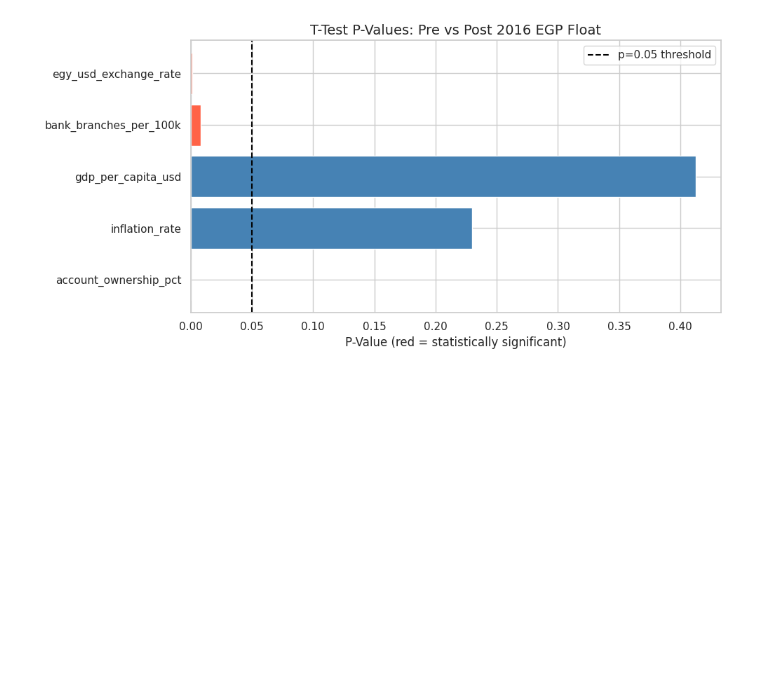
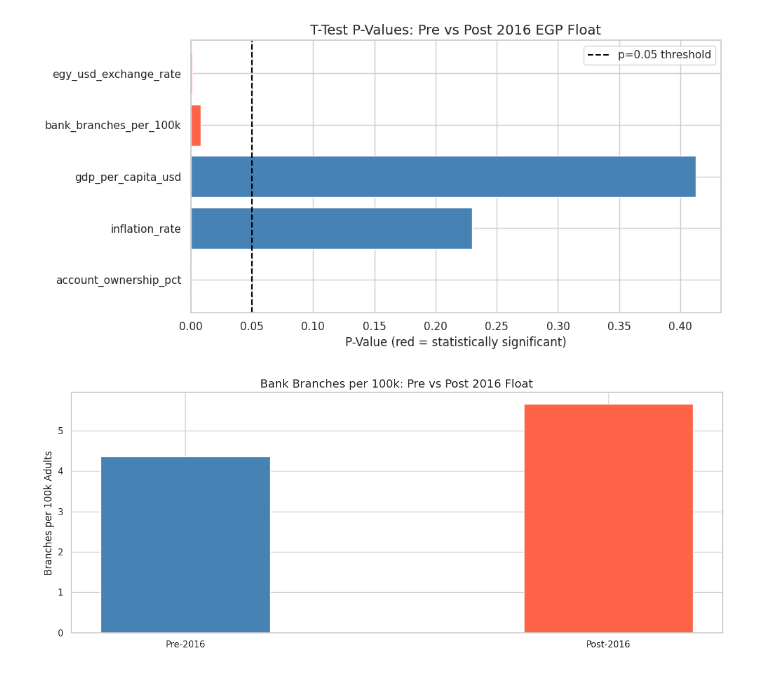
Before and after one commit to monke-v22/egypt-financial-inclusion, a Jupyter notebook: notebooks/eda_notebook.ipynb, the cells around one changed output. Drawn from its saved outputs; the diff is of its cells as text; code cells hidden in the pictures; blank space fills up the shorter version.

```diff
--- a/notebooks/eda_notebook.ipynb
+++ b/notebooks/eda_notebook.ipynb
@@ -189,3 +189,17 @@ plt.savefig("docs/fig7_ttest_pvalues.png")
 plt.show()
 # %% [output]
 [figure]
+# %%
+plt.figure()
+means = [pre["bank_branches_per_100k"].mean(), post["bank_branches_per_100k"].mean()]
+labels = ["Pre-2016", "Post-2016"]
+colors = ["steelblue", "tomato"]
+
+plt.bar(labels, means, color=colors, width=0.4)
+plt.title("Bank Branches per 100k: Pre vs Post 2016 Float", fontsize=14)
+plt.ylabel("Branches per 100k Adults")
+plt.tight_layout()
+plt.savefig("docs/fig8_branches_pre_post.png")
+plt.show()
+# %% [output]
+[figure, added]
```
Also changed, not shown: parts of 5 cells of this notebook, 5 other files.
